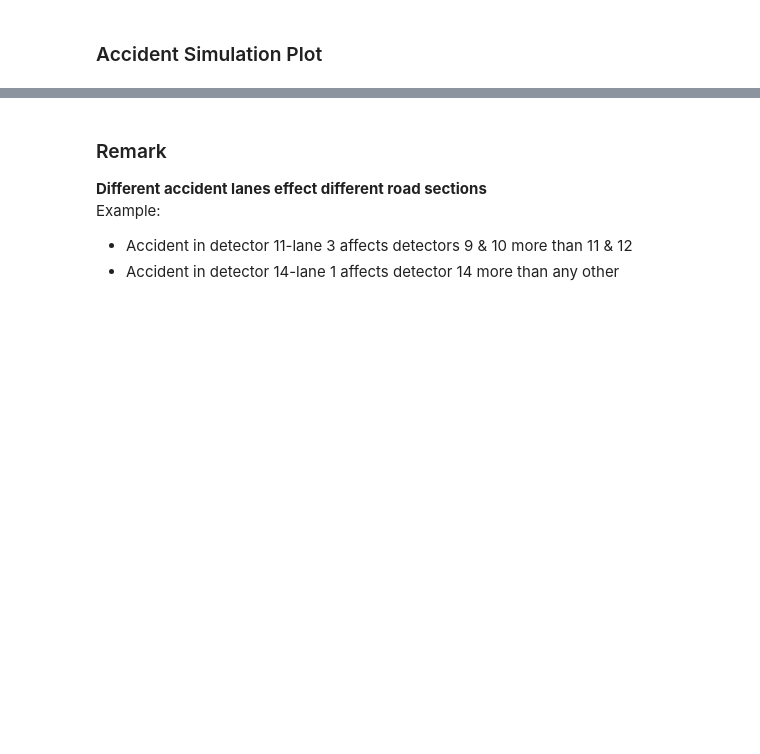
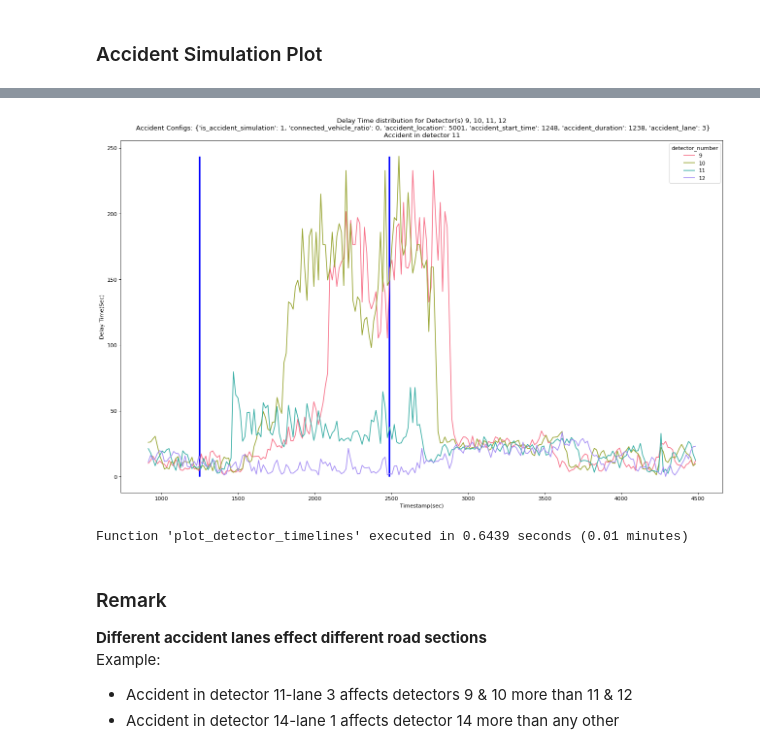
Before and after one commit to kaan-aytekin/CE690-delay-prediction, a Jupyter notebook: src/feature_engineering.ipynb, the cells around one changed output, grey strips where cells are left out. Saved outputs shown, nothing was run; the diff lists cells and outputs as text; code cells hidden in the pictures; blank space fills up the shorter version.

```diff
--- a/src/feature_engineering.ipynb
+++ b/src/feature_engineering.ipynb
@@ -337,13 +398,17 @@ plot_detector_timelines(df=df,detector_metric="delay_time_sec",detector_numbers=
 # %%
 simulation_configs = {
     "is_accident_simulation" : 1,
+    "connected_vehicle_ratio": 0,
     "accident_location" : 5001,
     "accident_start_time" : 1248,
     "accident_duration" : 1238,
     "accident_lane" : 3,
 }
 detector_numbers = [9,10,11,12]
 plot_detector_timelines(df=df,detector_metric="delay_time_sec",detector_numbers=detector_numbers,simulation_configs=simulation_configs)
+# %% [output]
+[figure, added]
+Function 'plot_detector_timelines' executed in 0.6439 seconds (0.01 minutes)
 # %%
 plot_detector_timelines(df=df,detector_metric="flow_vehph",detector_numbers=detector_numbers,simulation_configs=simulation_configs)
 # %%
```
Also changed, not shown: parts of 19 cells of this notebook, 10 other files.
